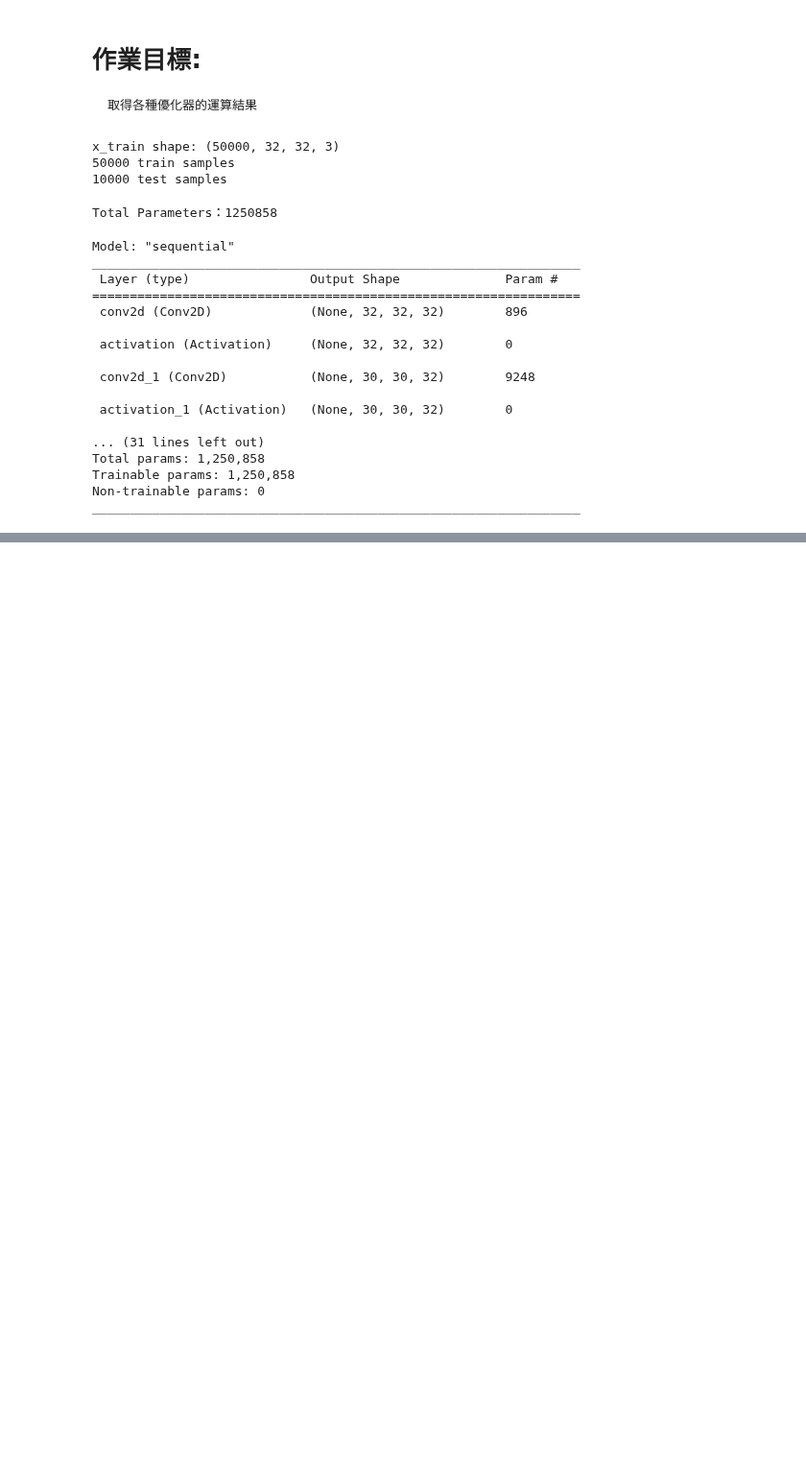
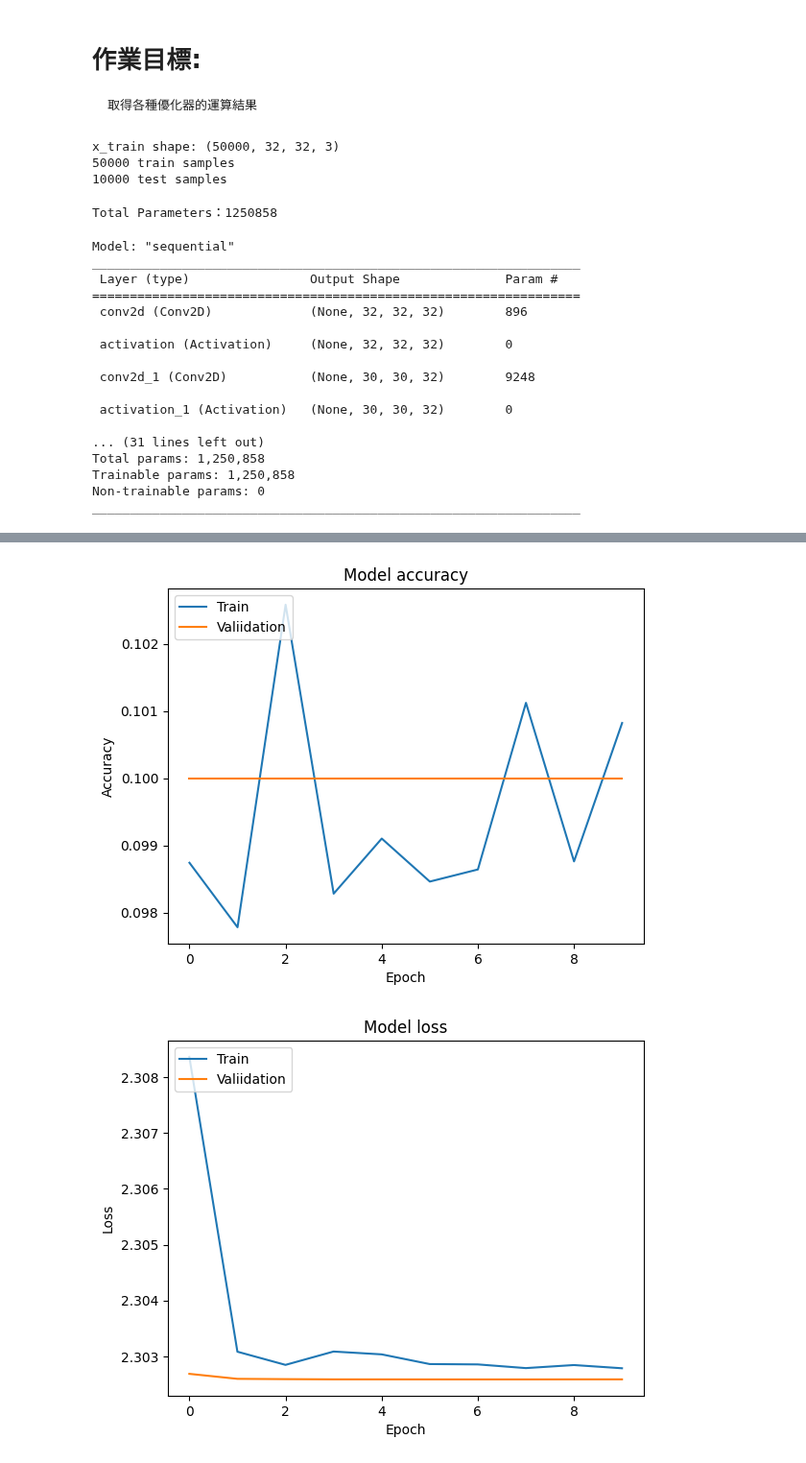
Before and after one commit to nicknamechiou/ML100days, a Jupyter notebook: Day_76-optimizer_HW.ipynb, the cells around one changed output, grey strips where cells are left out. Shown at 96% size. Saved outputs shown, nothing was run; the diff lists cells and outputs as text; code cells hidden in the pictures; blank space fills up the shorter version.

```diff
--- a/Day_76-optimizer_HW.ipynb
+++ b/Day_76-optimizer_HW.ipynb
@@ -289,0 +385,26 @@ plt.show()
+# %%
+# new model
+model = Sequential()
+
+model.add(Conv2D(32, (3, 3), padding='same',
+                 input_shape=x_train.shape[1:]))
+model.add(Activation('relu'))
+model.add(Conv2D(32, (3, 3)))
+model.add(Activation('relu'))
+model.add(MaxPooling2D(pool_size=(2, 2)))
+model.add(Dropout(0.25))
+
+model.add(Conv2D(64, (3, 3), padding='same'))
+model.add(Activation('relu'))
+model.add(Conv2D(64, (3, 3)))
+model.add(Activation('relu'))
+model.add(MaxPooling2D(pool_size=(2, 2)))
+model.add(Dropout(0.25))
+
+model.add(Flatten())
+model.add(Dense(512))
+model.add(Activation('relu'))
+model.add(Dropout(0.5))
+
+model.add(Dense( 10)) # 輸出結果是10個類別，所以維度是10
+model.add(Activation('softmax')) # 最後一層用softmax作為激活函數
@@ -289,0 +459,22 @@ plt.show()
+# %%
+
+# Plot training & validation accuracy values
+plt.plot(history.history['accuracy'])
+plt.plot(history.history['val_accuracy'])
+plt.title('Model accuracy')
+plt.ylabel('Accuracy')
+plt.xlabel('Epoch')
+plt.legend(['Train', 'Valiidation'], loc='upper left')
+plt.show()
+
+# Plot training & validation loss values
+plt.plot(history.history['loss'])
+plt.plot(history.history['val_loss'])
+plt.title('Model loss')
+plt.ylabel('Loss')
+plt.xlabel('Epoch')
+plt.legend(['Train', 'Valiidation'], loc='upper left')
+plt.show()
+# %% [output]
+[figure, added]
+[figure, added]
```
Also changed, not shown: parts of 8 cells of this notebook.
